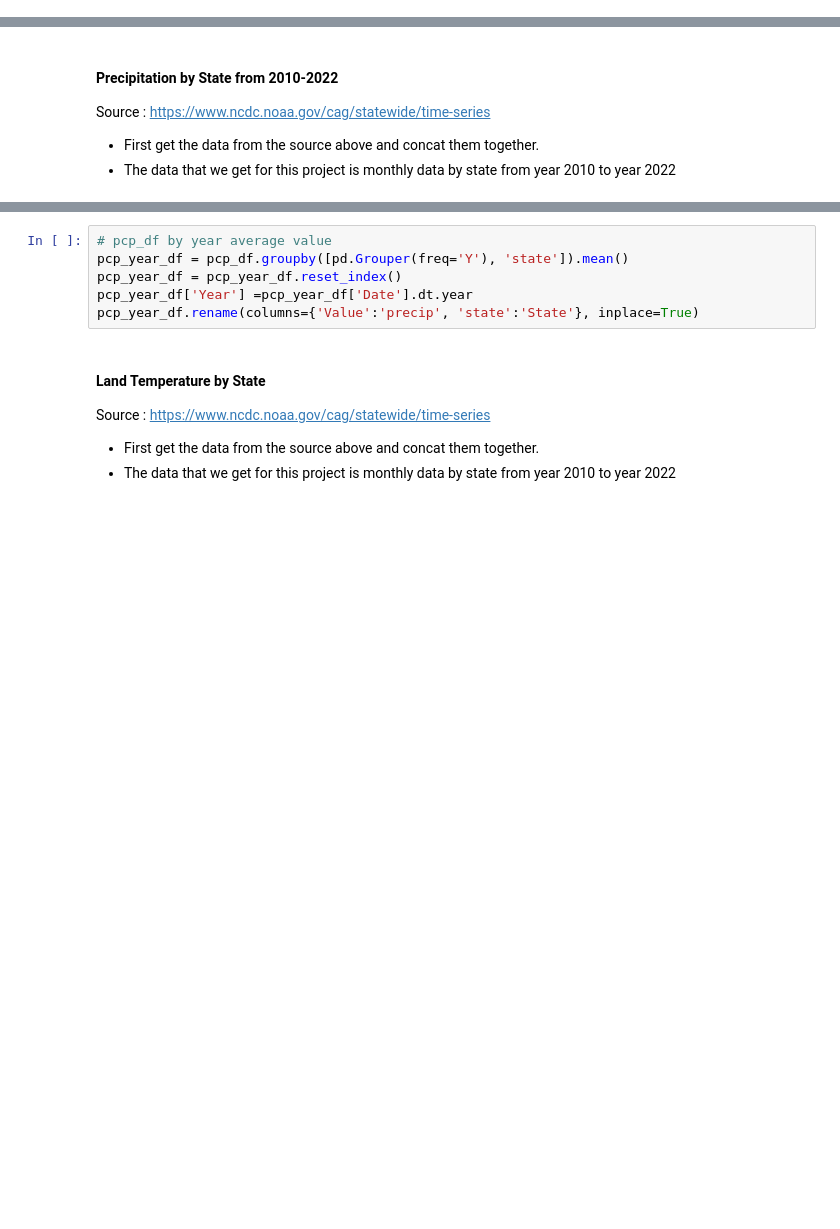
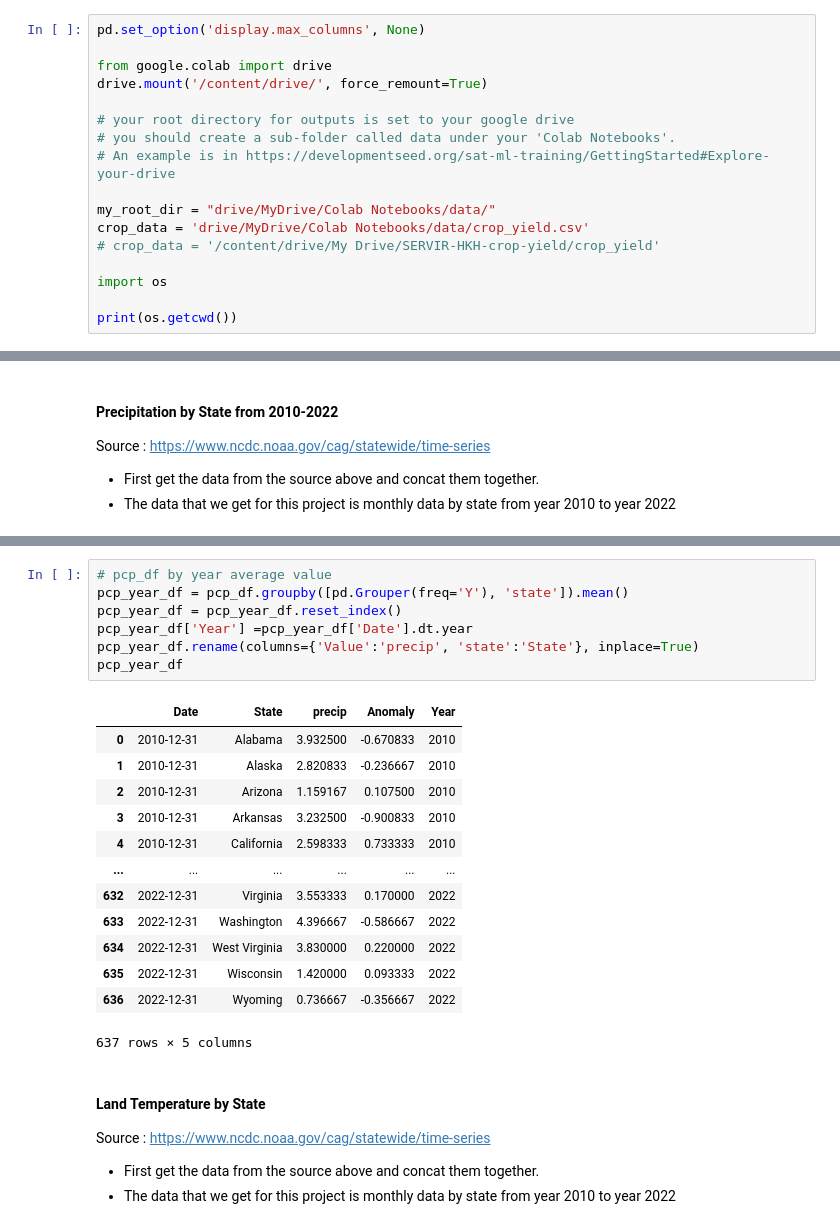
Before and after one commit to srilekha-sikhinam/SIADS-591_592, a Jupyter notebook: drought_crop.ipynb, the cells around one changed output, grey strips where cells are left out. Cells and saved outputs as stored; diff of their text form; blank space fills up the shorter version.

```diff
--- a/drought_crop.ipynb
+++ b/drought_crop.ipynb
@@ -46,3 +67,20 @@ pd.set_option('display.max_columns', 500)
 ### Primary Dataset
 
 our crop dataset from
+# %%
+pd.set_option('display.max_columns', None)
+
+from google.colab import drive
+drive.mount('/content/drive/', force_remount=True)
+
+# your root directory for outputs is set to your google drive
+# you should create a sub-folder called data under your 'Colab Notebooks'.
+# An example is in https://developmentseed.org/sat-ml-training/GettingStarted#Explore-your-drive
+
+my_root_dir = "drive/MyDrive/Colab Notebooks/data/"
+crop_data = 'drive/MyDrive/Colab Notebooks/data/crop_yield.csv'
+# crop_data = '/content/drive/My Drive/SERVIR-HKH-crop-yield/crop_yield'
+
+import os
+
+print(os.getcwd())
@@ -136,9 +188,24 @@ pcp_df.set_index('Date', inplace=True)
 # %%
 # pcp_df by year average value
 pcp_year_df = pcp_df.groupby([pd.Grouper(freq='Y'), 'state']).mean()
 pcp_year_df = pcp_year_df.reset_index()
 pcp_year_df['Year'] =pcp_year_df['Date'].dt.year
 pcp_year_df.rename(columns={'Value':'precip', 'state':'State'}, inplace=True)
+pcp_year_df
+# %% [output]
+|  | Date | State | precip | Anomaly | Year |
+| 0 | 2010-12-31 | Alabama | 3.932500 | -0.670833 | 2010 |
+| 1 | 2010-12-31 | Alaska | 2.820833 | -0.236667 | 2010 |
+| 2 | 2010-12-31 | Arizona | 1.159167 | 0.107500 | 2010 |
+| 3 | 2010-12-31 | Arkansas | 3.232500 | -0.900833 | 2010 |
+| 4 | 2010-12-31 | California | 2.598333 | 0.733333 | 2010 |
+| ... | ... | ... | ... | ... | ... |
+| 632 | 2022-12-31 | Virginia | 3.553333 | 0.170000 | 2022 |
+| 633 | 2022-12-31 | Washington | 4.396667 | -0.586667 | 2022 |
+| 634 | 2022-12-31 | West Virginia | 3.830000 | 0.220000 | 2022 |
+| 635 | 2022-12-31 | Wisconsin | 1.420000 | 0.093333 | 2022 |
+| 636 | 2022-12-31 | Wyoming | 0.736667 | -0.356667 | 2022 |
+637 rows × 5 columns
 # %% [markdown]
 #### Land Temperature by State
 Source : https://www.ncdc.noaa.gov/cag/statewide/time-series
```
Also changed, not shown: parts of 16 cells of this notebook.
